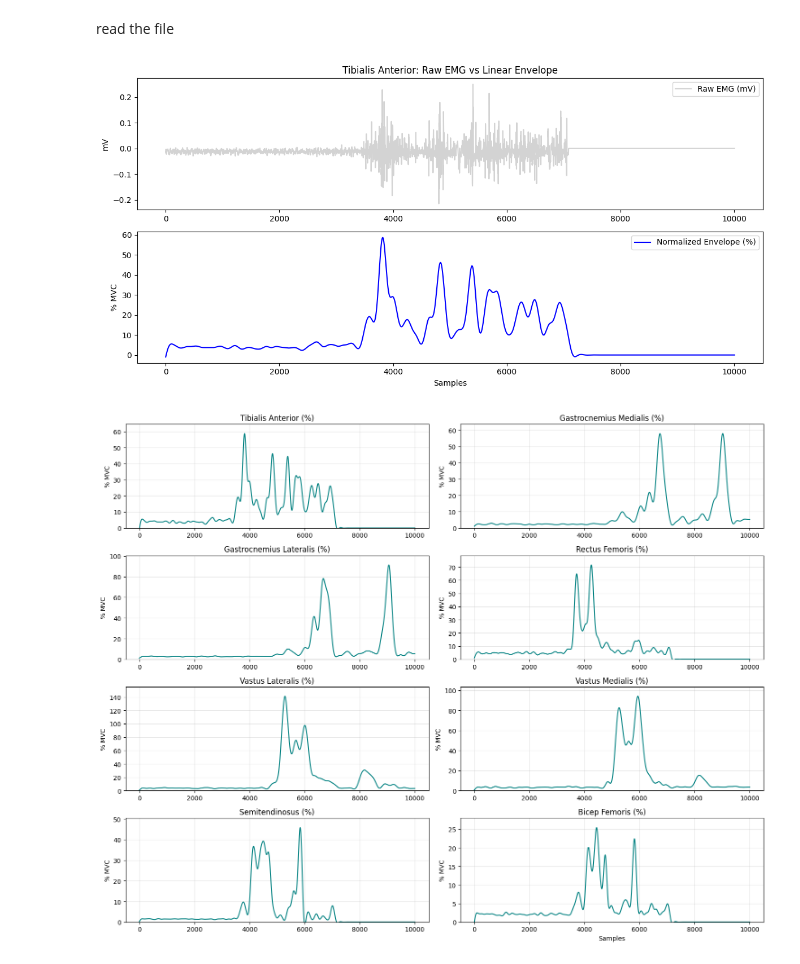
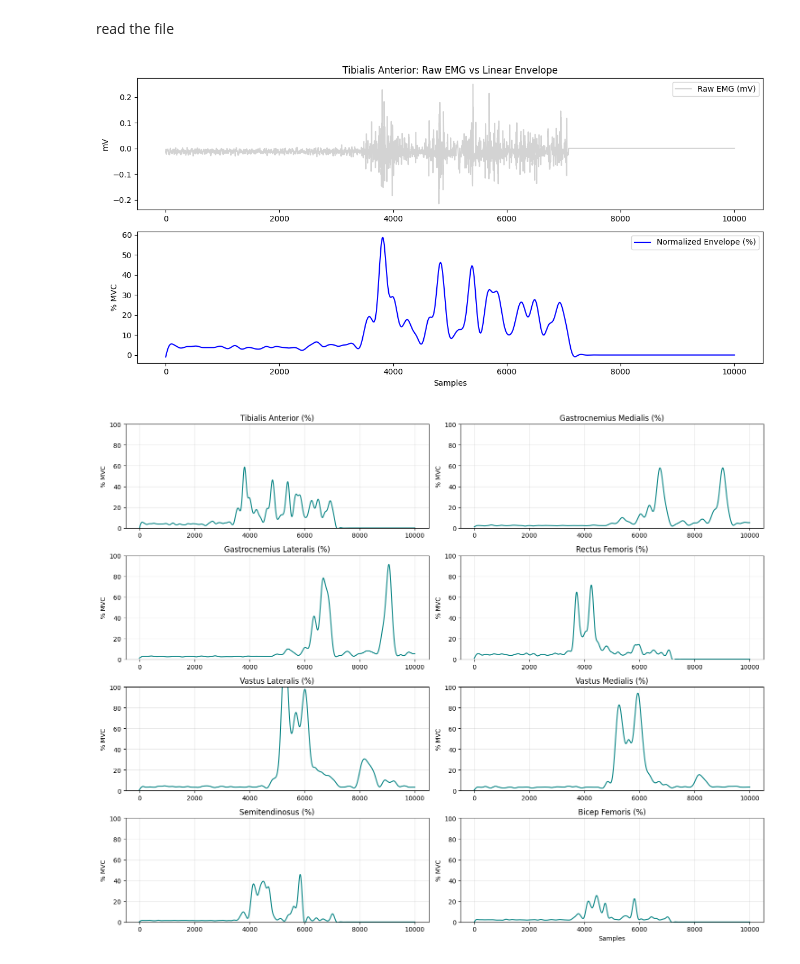
Before and after one commit to RiteshGupta-02/opensim_pipeline_batch_processing, a Jupyter notebook: EMG.ipynb, the cells around one changed output. Drawn from its saved outputs; the diff is of its cells as text; code cells hidden in the pictures.

```diff
--- a/EMG.ipynb
+++ b/EMG.ipynb
@@ -96,32 +96,32 @@ plt.title('Tibialis Anterior: Raw EMG vs Linear Envelope')
 plt.ylabel('mV')
 plt.legend()
 
 plt.subplot(2, 1, 2)
 plt.plot(df_processed['Tibialis Anterior (%)'], color='blue', label='Normalized Envelope (%)')
 plt.ylabel('% MVC')
 plt.xlabel('Samples')
 plt.legend()
 plt.tight_layout()
 plt.show()
 
 # 3. Plot All Muscles (Normalized Envelopes)
 muscles = df_processed.columns
 rows = (len(muscles) + 1) // 2
 plt.figure(figsize=(15, rows * 3))
 
 for i, muscle_col in enumerate(muscles):
     plt.subplot(rows, 2, i + 1)
     plt.plot(df_processed[muscle_col], color='teal')
     # Clean up title for display
     title = muscle_col.replace('_Envelope_Normalized', '')
     plt.title(title)
+    plt.ylim(bottom = 0, top = 100)
     plt.ylabel('% MVC')
     plt.grid(True, alpha=0.3)
-    plt.ylim(0, max(df_processed[muscle_col].max() * 1.1, 10))
 
 plt.xlabel('Samples')
 plt.tight_layout()
 plt.show()
 # %% [output]
 [figure]
-[figure, old version]
+[figure, new version]
```
